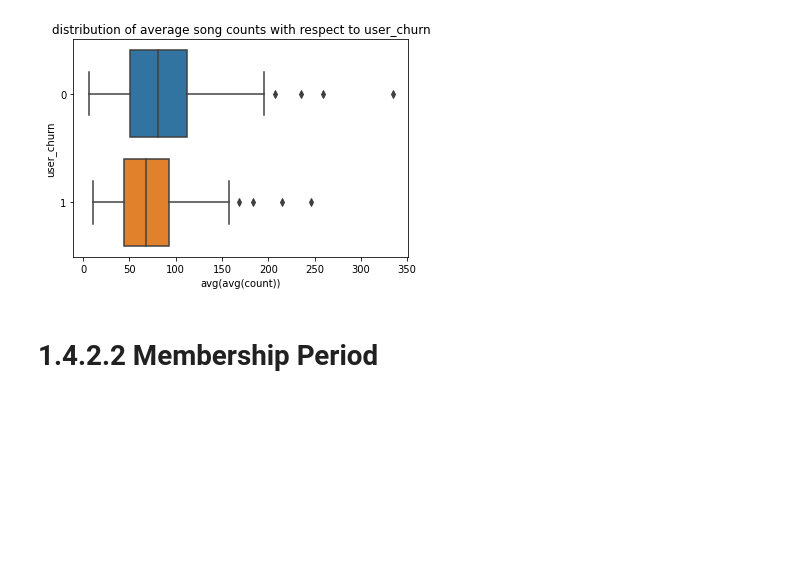
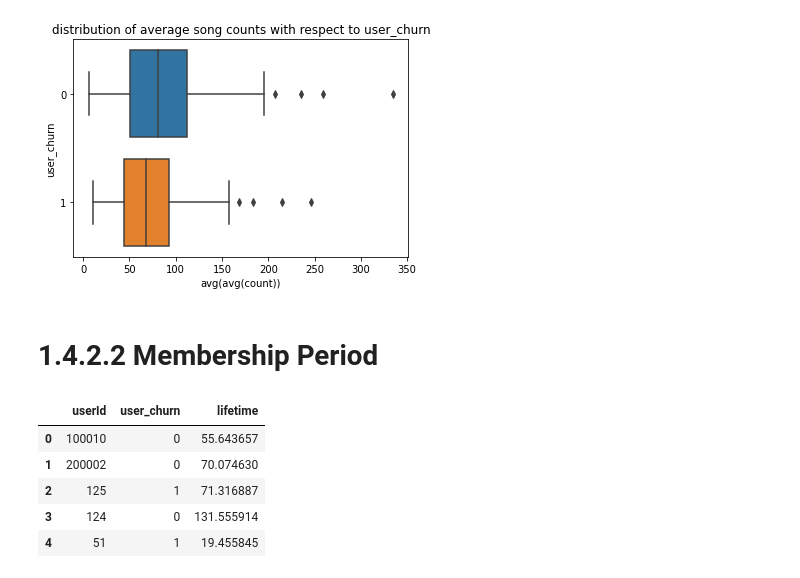
Before and after one commit to yatfungleung/Sparkify-User-Churn-Prediction, a Jupyter notebook: 1_data_cleaning.ipynb, the cells around one changed output. Drawn from its saved outputs; the diff is of its cells as text; code cells hidden in the pictures; blank space fills up the shorter version.

```diff
--- a/1_data_cleaning.ipynb
+++ b/1_data_cleaning.ipynb
@@ -583,5 +583,26 @@ plt.show()
 # however the results are not significant
 # %% [markdown]
 # 1.4.2.2 Membership Period
+# %%
+# time since registration
+# create new column of date difference between the event date and the registration date
+# then select the longest oneas membership period
+
+df_membership_pd = df.select('userId', 'registration', 'ts', 'user_churn')\
+    .withColumn('lifetime', (df.ts - df.registration))\
+        .groupBy('userId', 'user_churn')\
+            .agg({'lifetime': 'max'})\
+                .withColumnRenamed('max(lifetime)', 'lifetime')\
+                    .select('userId', 'user_churn', (col('lifetime')/1000/3600/24).alias('lifetime'))\
+                        .toPandas()
+
+df_membership_pd.head()
+# %% [output]
+|  | userId | user_churn | lifetime |
+| 0 | 100010 | 0 | 55.643657 |
+| 1 | 200002 | 0 | 70.074630 |
+| 2 | 125 | 1 | 71.316887 |
+| 3 | 124 | 0 | 131.555914 |
+| 4 | 51 | 1 | 19.455845 |
 # %%
 # END
```
